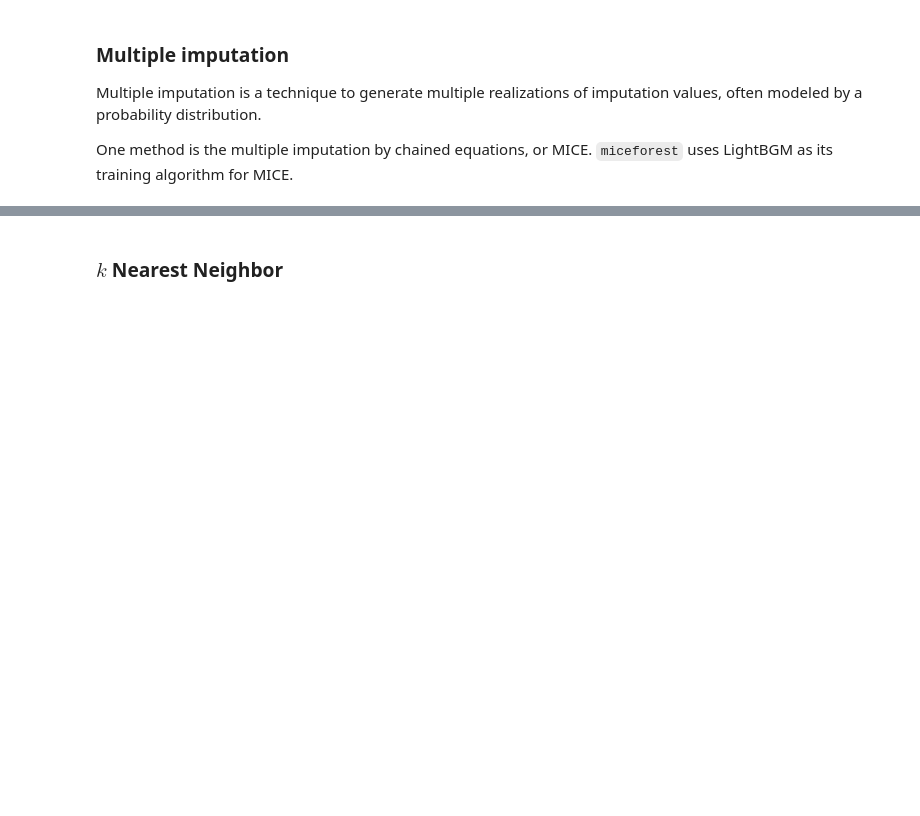
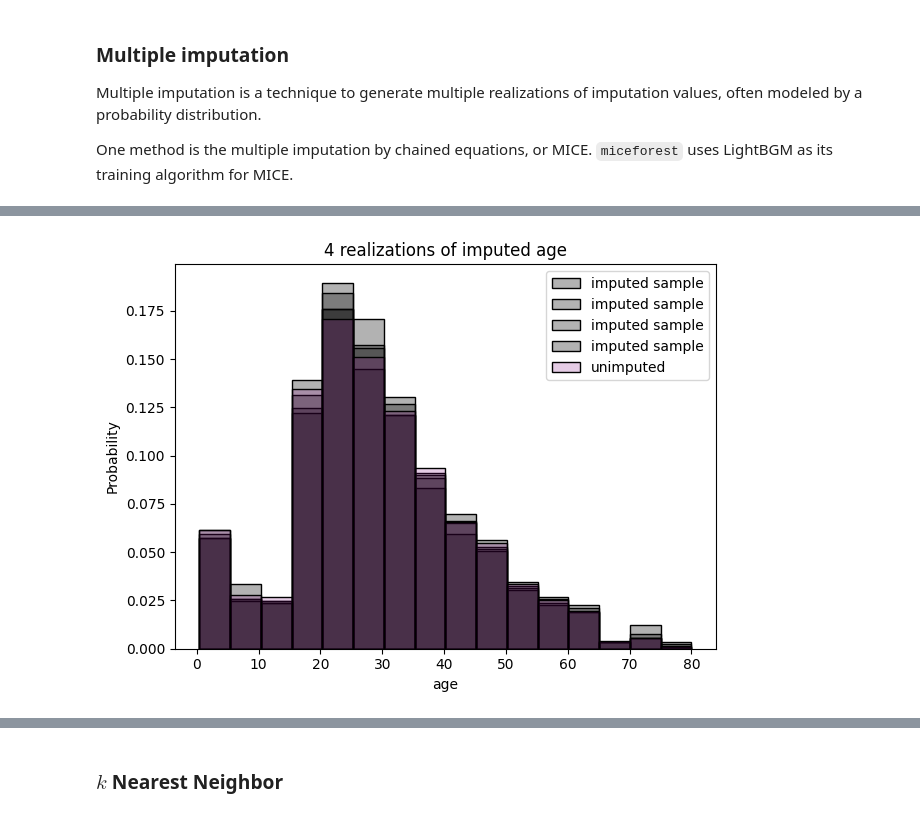
Before and after one commit to mosesyhc/de300-2025sp-class, a Jupyter notebook: _sources/notes/03-missing-data-class.ipynb, the cells around one changed output, grey strips where cells are left out. Cells and saved outputs as stored; diff of their text form; code cells hidden in the pictures; blank space fills up the shorter version.

```diff
--- a/_sources/notes/03-missing-data-class.ipynb
+++ b/_sources/notes/03-missing-data-class.ipynb
@@ -137,2 +211,16 @@ kernel = mf.ImputationKernel(
+# %%
+import miceforest as mf
+
+# miceforest requires a real matrix.
+# For illustrative purposes, we only use the numerical columns.
+
+# set up a kernel to produce `num_datasets` imputed datasets
+num_datasets = 4
+kernel = mf.ImputationKernel(
+    data=titanic.select_dtypes('number'),
+    num_datasets=num_datasets,
+    save_all_iterations_data=False,
+    random_state=1
+)
 # %%
 # run the MICE algorithm
@@ -139,3 +228,4 @@ kernel = mf.ImputationKernel(
 # %%
 # retrieve completed data
-titanic_mf =
+titanic_mf = kernel.complete_data
+titanic_mf
@@ -155,6 +254,15 @@ def plot_hist(kernel, completed_titanic, original_titanic, num_plot):
     plt.legend()
     plt.tight_layout()
     plt.show()
+# %%
+# retrieving each imputed dataset (recall that M in MICE means multiple)
+import matplotlib.pyplot as plt
+plot_hist(kernel=kernel,
+          completed_titanic=titanic_mf,
+          original_titanic=titanic,
+          num_plot=4)
+# %% [output]
+[figure, added]
 # %%
 # comparing the original and imputed dataset
 fig, ax = plt.subplots(ncols=5)
```
Also changed, not shown: parts of 23 cells of this notebook, 29 other files.
